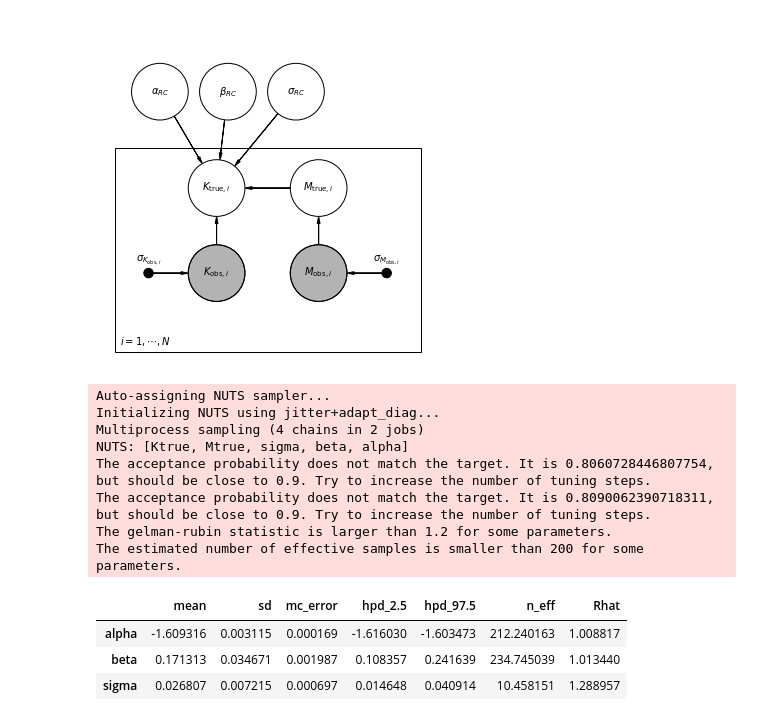
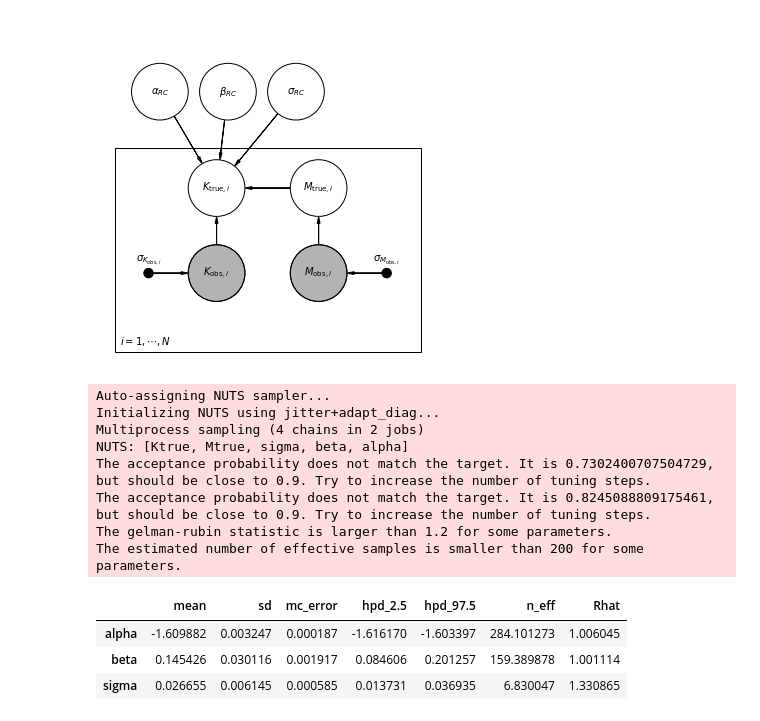
Before and after one commit to Harry-Westwood/Y4-Project-InterNeuralStellar, a Jupyter notebook: Hin's_files/pymc3_test/testpymc3_3.ipynb, the cells around one changed output. Drawn from its saved outputs; the diff is of its cells as text; code cells hidden in the pictures.

```diff
--- a/Hin's_files/pymc3_test/testpymc3_3.ipynb
+++ b/Hin's_files/pymc3_test/testpymc3_3.ipynb
@@ -78,33 +78,33 @@ pgm.render()
 # %%
 model=pm.Model()
 with model:
     alpha=pm.Normal('alpha',-1.61,0.5)
     beta=pm.Normal('beta',0,10)
     sigma=pm.Lognormal('sigma',np.log(0.03),0.5)
 
-    Mtrue=pm.Normal('Mtrue',Mm,Ms,shape=N)
+    Mtrue=pm.Normal('Mtrue',1.2,0.3,shape=N)
     Mobs=pm.Normal('Mobs',Mtrue,M_obs_sigma,observed=M_obs)
 
     Ktrue=pm.Normal('Ktrue',trueK(alpha,beta,Mtrue),sigma,shape=N)
     Kobs=pm.Normal('Kobs',Ktrue,K_obs_sigma,observed=K_obs)
 
 with model:
-    trace=pm.sample(tune=10000, chains=4, target_accept=0.9)
+    trace=pm.sample(tune=50000, chains=4, target_accept=0.9)
 
 pm.summary(trace,var_names=['alpha','beta','sigma'])
 # %% [output]
 Auto-assigning NUTS sampler...
 Initializing NUTS using jitter+adapt_diag...
 Multiprocess sampling (4 chains in 2 jobs)
 NUTS: [Ktrue, Mtrue, sigma, beta, alpha]
-The acceptance probability does not match the target. It is 0.8060728446807754, but should be close to 0.9. Try to increase the number of tuning steps.
-The acceptance probability does not match the target. It is 0.8090062390718311, but should be close to 0.9. Try to increase the number of tuning steps.
+The acceptance probability does not match the target. It is 0.7302400707504729, but should be close to 0.9. Try to increase the number of tuning steps.
+The acceptance probability does not match the target. It is 0.8245088809175461, but should be close to 0.9. Try to increase the number of tuning steps.
 The gelman-rubin statistic is larger than 1.2 for some parameters.
 The estimated number of effective samples is smaller than 200 for some parameters.
 |  | mean | sd | mc_error | hpd_2.5 | hpd_97.5 | n_eff | Rhat |
-| alpha | -1.609316 | 0.003115 | 0.000169 | -1.616030 | -1.603473 | 212.240163 | 1.008817 |
-| beta | 0.171313 | 0.034671 | 0.001987 | 0.108357 | 0.241639 | 234.745039 | 1.013440 |
-| sigma | 0.026807 | 0.007215 | 0.000697 | 0.014648 | 0.040914 | 10.458151 | 1.288957 |
+| alpha | -1.609882 | 0.003247 | 0.000187 | -1.616170 | -1.603397 | 284.101273 | 1.006045 |
+| beta | 0.145426 | 0.030116 | 0.001917 | 0.084606 | 0.201257 | 159.389878 | 1.001114 |
+| sigma | 0.026655 | 0.006145 | 0.000585 | 0.013731 | 0.036935 | 6.830047 | 1.330865 |
 # %%
 pm.summary(trace)
 # %% [output]
```
Also changed, not shown: parts of 3 cells of this notebook.
